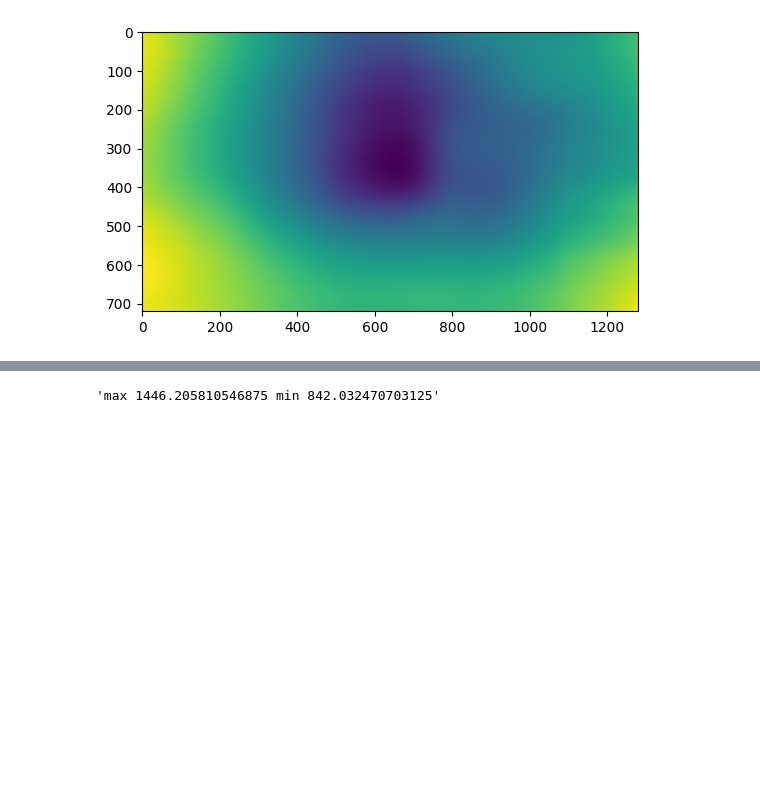
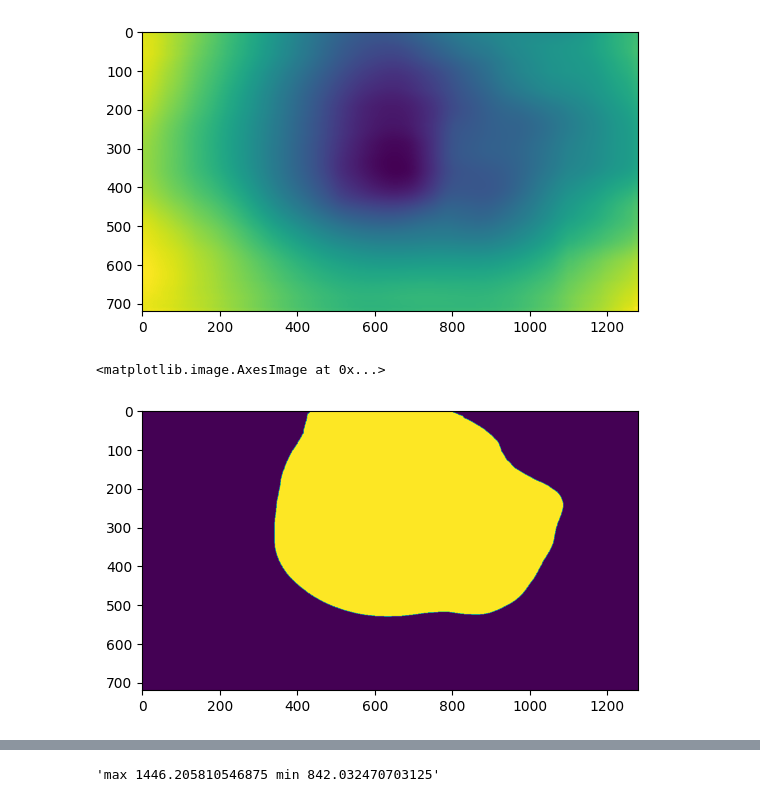
Before and after one commit to HQU-gxy/NUEDC_2023_E_snippet, a Jupyter notebook: depth.ipynb, the cells around one changed output, grey strips where cells are left out. Saved outputs shown, nothing was run; the diff lists cells and outputs as text; code cells hidden in the pictures; blank space fills up the shorter version.

```diff
--- a/depth.ipynb
+++ b/depth.ipynb
@@ -71,12 +70,17 @@ plt.imshow(mask)
 # %%
 masked = img.copy()
 u8_mask = cv2.normalize(depth, None, 0, 255, cv2.NORM_MINMAX, cv2.CV_8U)
 inverted = cv2.bitwise_not(u8_mask)
-f32_mask = cv2.normalize(inverted, None, 0.0, 1.0, cv2.NORM_MINMAX, cv2.CV_32F)
+ret, limited = cv2.threshold(inverted, 150, 255, cv.THRESH_BINARY)
+f32_mask = cv2.normalize(limited, None, 0.0, 1.0, cv2.NORM_MINMAX, cv2.CV_32F)
 img_f32 = img.astype(np.float32)
 rgba = cv2.cvtColor(img_f32, cv2.COLOR_RGB2RGBA)
 rgba = cv2.normalize(rgba, None, 0.0, 1.0, cv2.NORM_MINMAX, cv2.CV_32F)
 rgba[:, :, 3] = f32_mask
+plt.imshow(limited)
+# %% [output]
+<matplotlib.image.AxesImage at 0x...>
+[figure, added]
 # %%
 plt.imshow(rgba)
 # %% [output]
```
Also changed, not shown: parts of 3 cells of this notebook.
